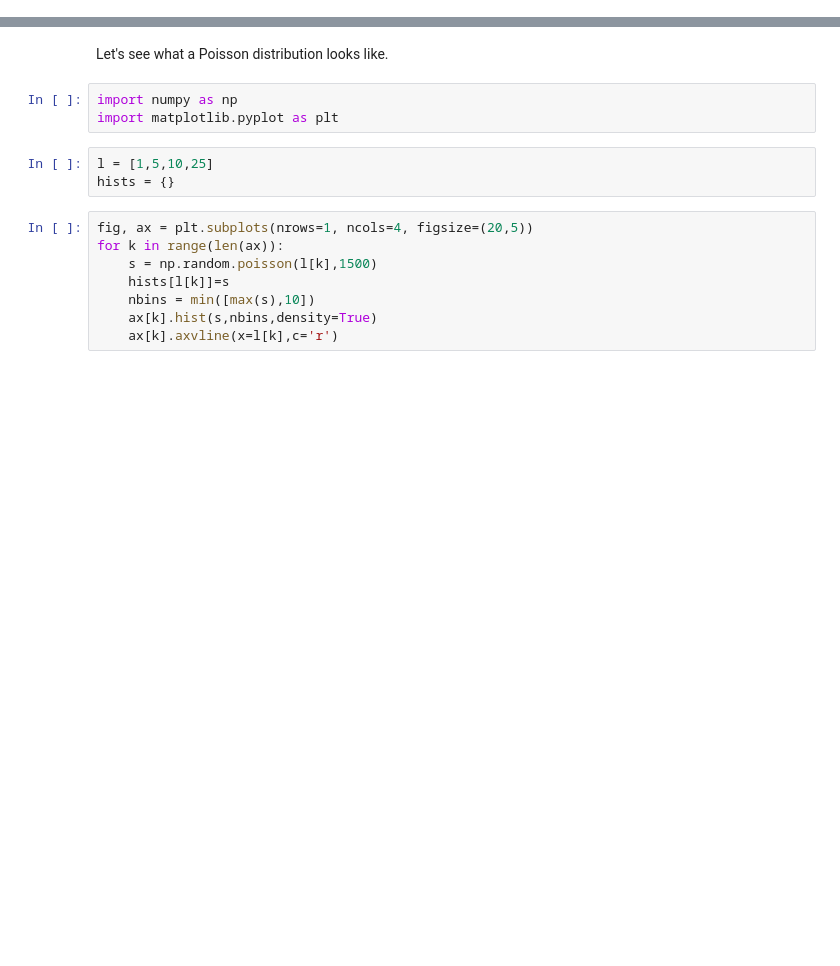
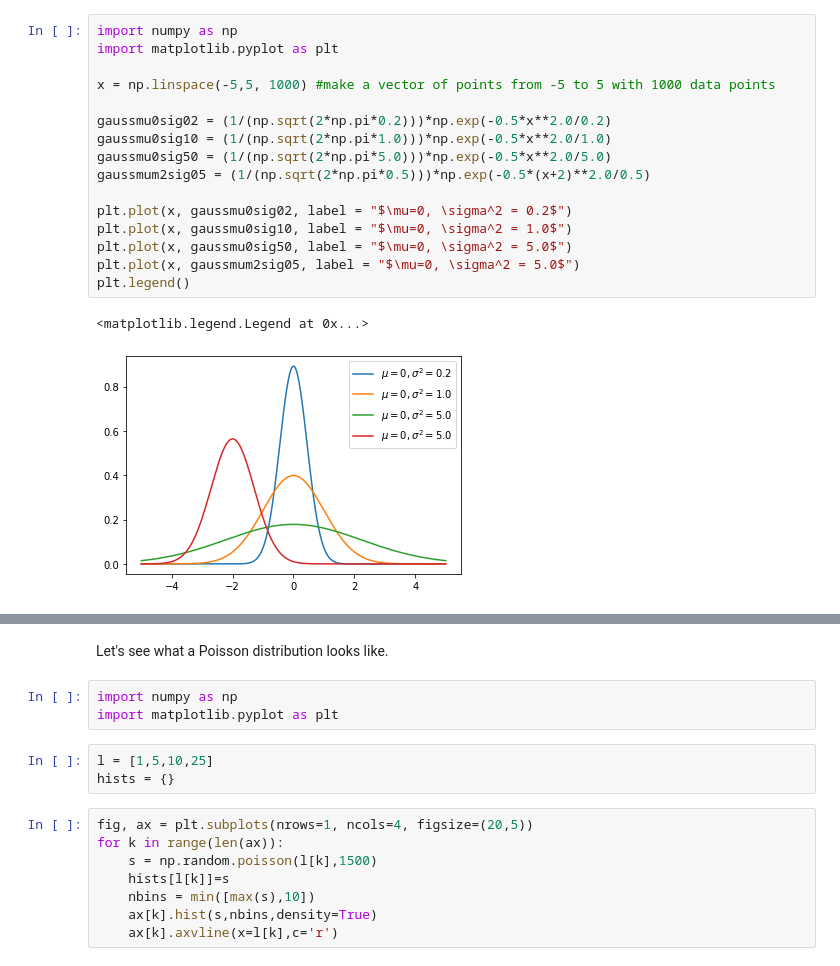
Before and after one commit to violatingcp/MIT_8.S50, a Jupyter notebook: Recitation1/Poisson statistics.ipynb, the cells around one changed output, grey strips where cells are left out. Cells and saved outputs as stored; diff of their text form; blank space fills up the shorter version.

```diff
--- a/Recitation1/Poisson statistics.ipynb
+++ b/Recitation1/Poisson statistics.ipynb
@@ -2,0 +24,19 @@
+# %%
+import numpy as np
+import matplotlib.pyplot as plt
+
+x = np.linspace(-5,5, 1000) #make a vector of points from -5 to 5 with 1000 data points
+
+gaussmu0sig02 = (1/(np.sqrt(2*np.pi*0.2)))*np.exp(-0.5*x**2.0/0.2)
+gaussmu0sig10 = (1/(np.sqrt(2*np.pi*1.0)))*np.exp(-0.5*x**2.0/1.0)
+gaussmu0sig50 = (1/(np.sqrt(2*np.pi*5.0)))*np.exp(-0.5*x**2.0/5.0)
+gaussmum2sig05 = (1/(np.sqrt(2*np.pi*0.5)))*np.exp(-0.5*(x+2)**2.0/0.5)
+
+plt.plot(x, gaussmu0sig02, label = "$\mu=0, \sigma^2 = 0.2$")
+plt.plot(x, gaussmu0sig10, label = "$\mu=0, \sigma^2 = 1.0$")
+plt.plot(x, gaussmu0sig50, label = "$\mu=0, \sigma^2 = 5.0$")
+plt.plot(x, gaussmum2sig05, label = "$\mu=0, \sigma^2 = 5.0$")
+plt.legend()
+# %% [output]
+<matplotlib.legend.Legend at 0x...>
+[figure, added]
```
Also changed, not shown: parts of 6 cells of this notebook, 1 other file.
